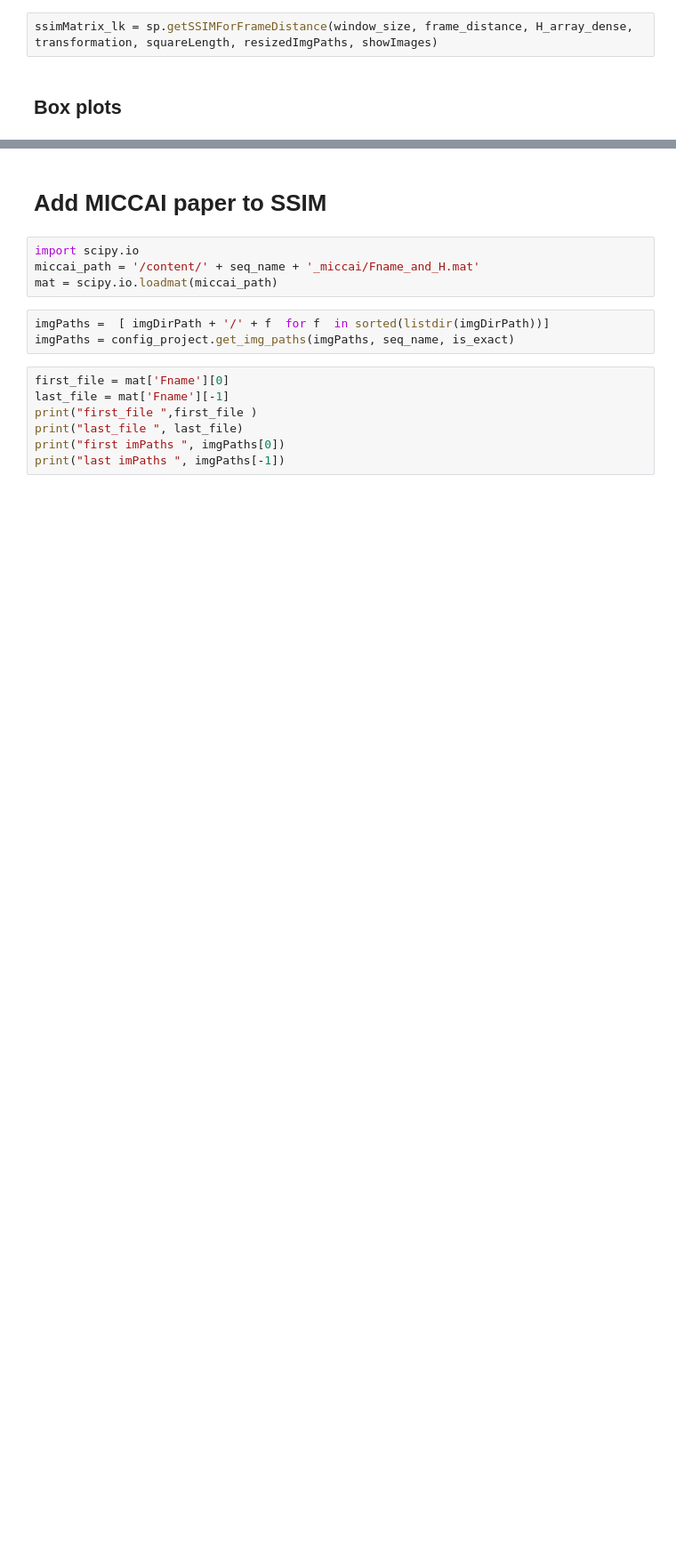
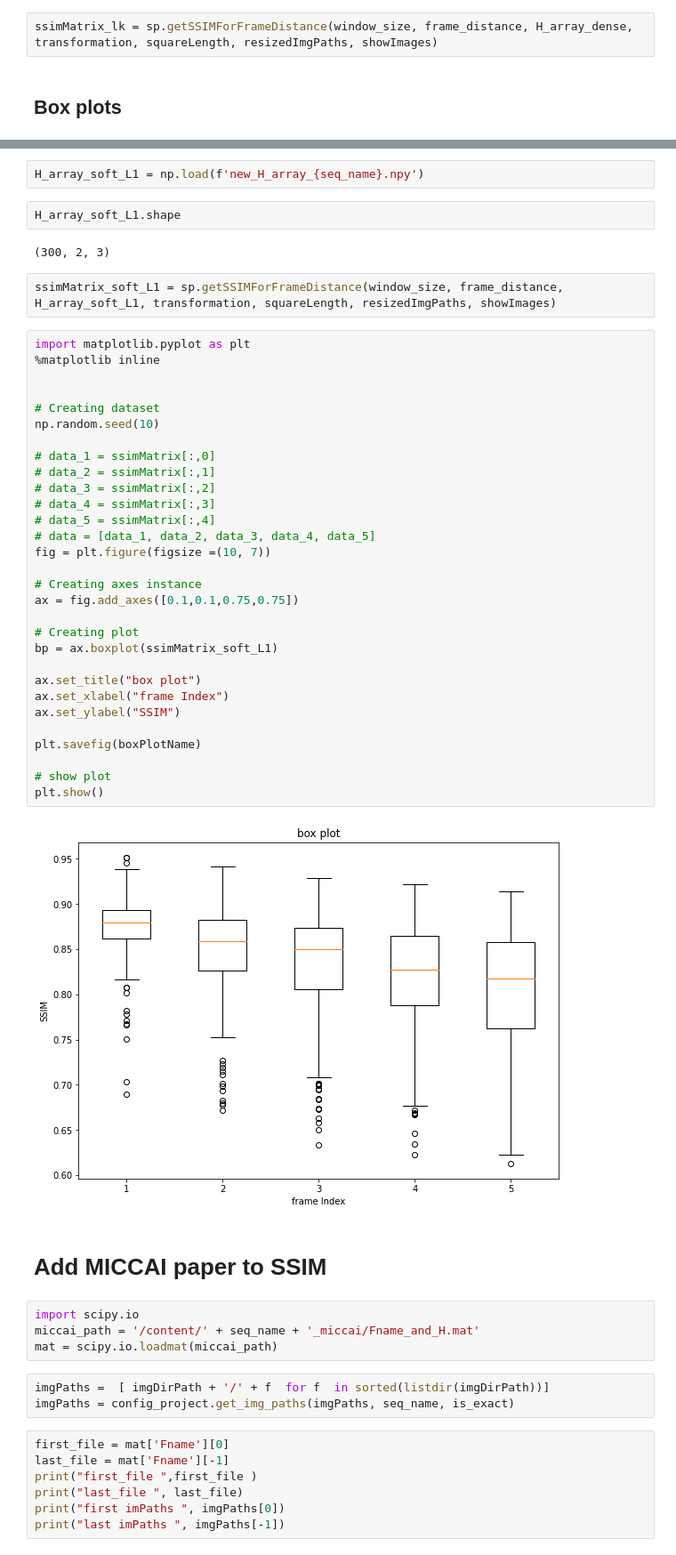
Before and after one commit to labdeeman7/deepFlowFieldsForFetoscopeMosaicing, a Jupyter notebook: notebooks/get_SSIM_2.ipynb, the cells around one changed output, grey strips where cells are left out. Shown at 89% size. Saved outputs shown, nothing was run; the diff lists cells and outputs as text; blank space fills up the shorter version.

```diff
--- a/notebooks/get_SSIM_2.ipynb
+++ b/notebooks/get_SSIM_2.ipynb
@@ -429,3 +433,43 @@ plt.show()
+# %%
+H_array_soft_L1 = np.load(f'new_H_array_{seq_name}.npy')
+# %%
+H_array_soft_L1.shape
+# %% [output]
+(300, 2, 3)
+# %%
+ssimMatrix_soft_L1 = sp.getSSIMForFrameDistance(window_size, frame_distance, H_array_soft_L1, transformation, squareLength, resizedImgPaths, showImages)
+# %%
+import matplotlib.pyplot as plt
+%matplotlib inline
+
+
+# Creating dataset
+np.random.seed(10)
+
+# data_1 = ssimMatrix[:,0]
+# data_2 = ssimMatrix[:,1]
+# data_3 = ssimMatrix[:,2]
+# data_4 = ssimMatrix[:,3]
+# data_5 = ssimMatrix[:,4]
+# data = [data_1, data_2, data_3, data_4, data_5]
+fig = plt.figure(figsize =(10, 7))
+
+# Creating axes instance
+ax = fig.add_axes([0.1,0.1,0.75,0.75])
+
+# Creating plot
+bp = ax.boxplot(ssimMatrix_soft_L1)
+
+ax.set_title("box plot")
+ax.set_xlabel("frame Index")
+ax.set_ylabel("SSIM")
+
+plt.savefig(boxPlotName)
+
+# show plot
+plt.show()
+# %% [output]
+[figure, added]
 # %% [markdown]
 # Add MICCAI paper to SSIM
 # %%
```
Also changed, not shown: parts of 34 cells of this notebook, 17 other files.
